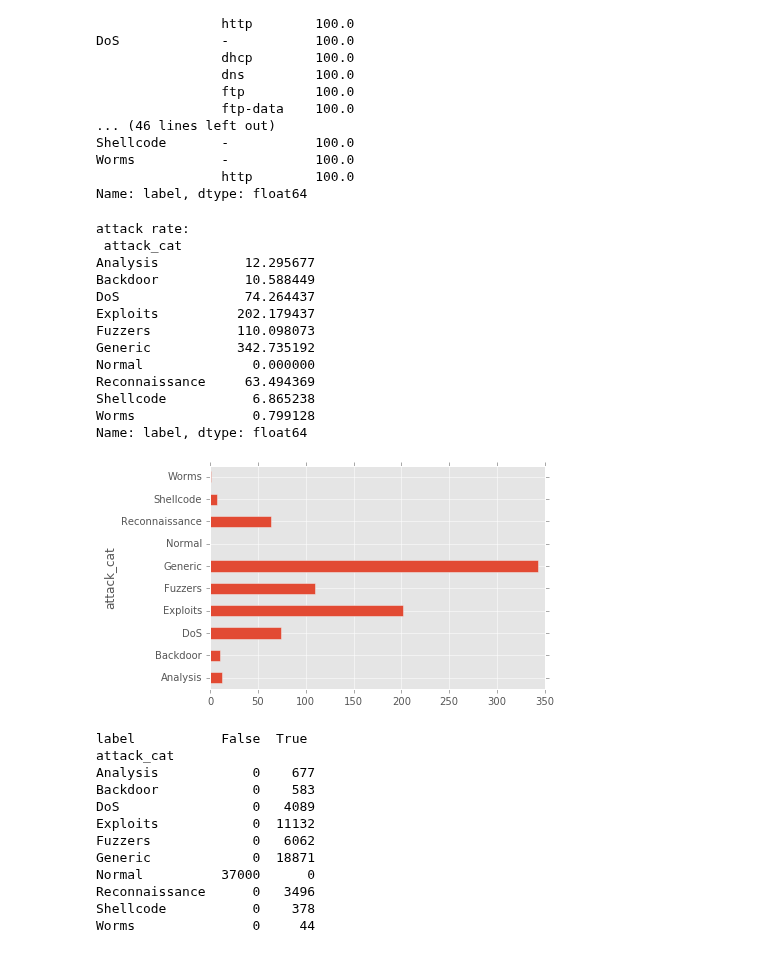
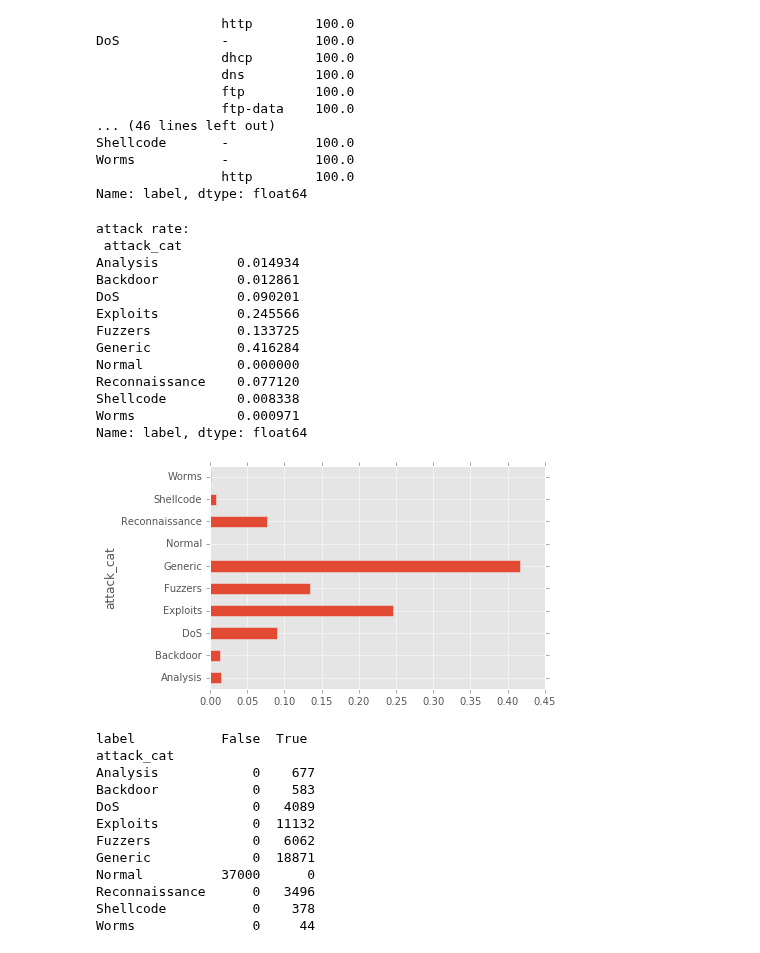
Before and after one commit to Dangerbotz/network_intrusion_detection_system, a Jupyter notebook: randy_detection_system.ipynb, the cells around one changed output. Cells and saved outputs as stored; diff of their text form; code cells hidden in the pictures.

Commit message:
bar chart of each attack type

```diff
--- a/randy_detection_system.ipynb
+++ b/randy_detection_system.ipynb
@@ -90,28 +90,28 @@ warnings.simplefilter('ignore', DeprecationWarning)
 # %%
 # Start by just plotting what we previsously grouped!
 plt.style.use('ggplot')
 
 df_grouped = df.groupby(by=['attack_cat'])
-attack_rate = df_grouped.label.sum() / attackPacketPercent
+attack_rate = df_grouped.label.sum() / len(df[df.label==1])
 #attack_rate = df_grouped.label.sum() / df_grouped.label.count()
 print ('attack rate: \n', attack_rate)
 
 ax = attack_rate.plot(kind='barh')
 # %% [output]
 attack rate:
  attack_cat
-Analysis           12.295677
-Backdoor           10.588449
-DoS                74.264437
-Exploits          202.179437
-Fuzzers           110.098073
-Generic           342.735192
-Normal              0.000000
-Reconnaissance     63.494369
-Shellcode           6.865238
-Worms               0.799128
+Analysis          0.014934
+Backdoor          0.012861
+DoS               0.090201
+Exploits          0.245566
+Fuzzers           0.133725
+Generic           0.416284
+Normal            0.000000
+Reconnaissance    0.077120
+Shellcode         0.008338
+Worms             0.000971
 Name: label, dtype: float64
-[figure, old version]
+[figure, new version]
 # %%
 # the cross tab operator provides an easy way to get these numbers
 attack = pd.crosstab([ df['attack_cat'] ],
```
